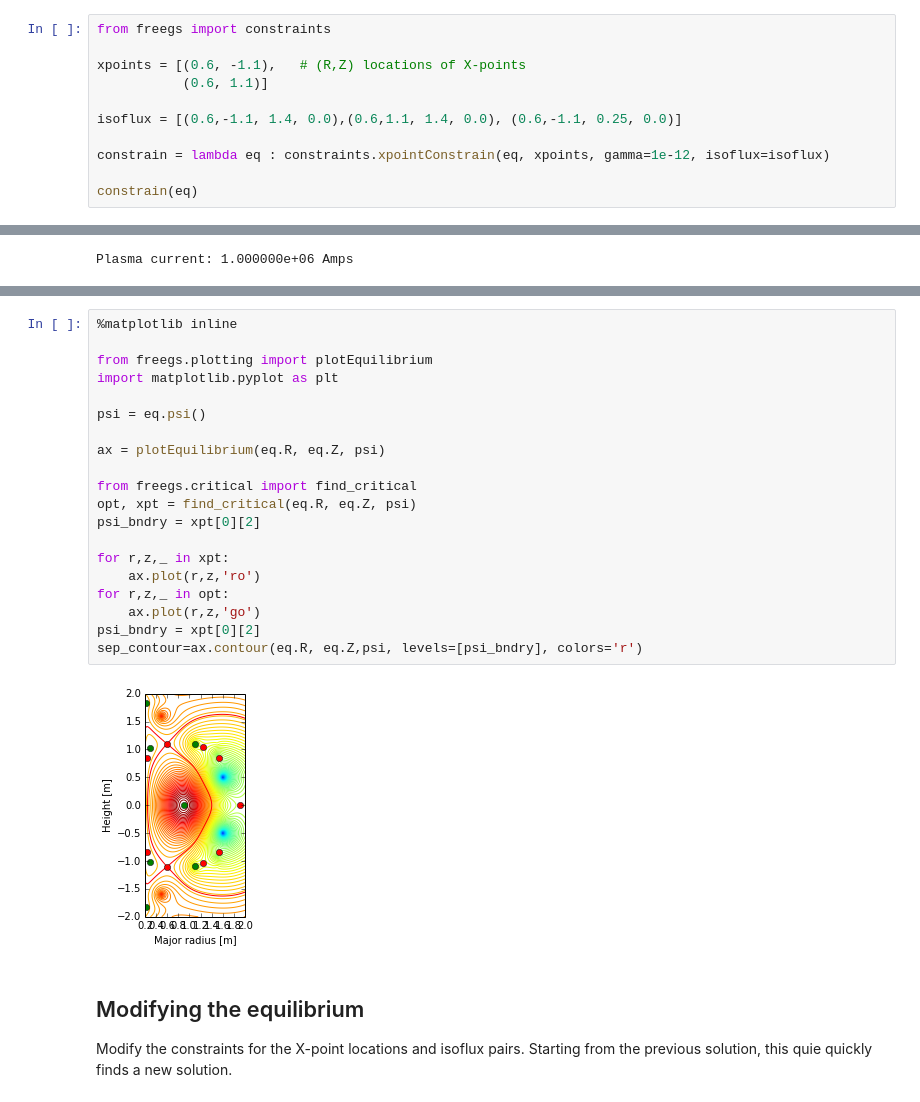
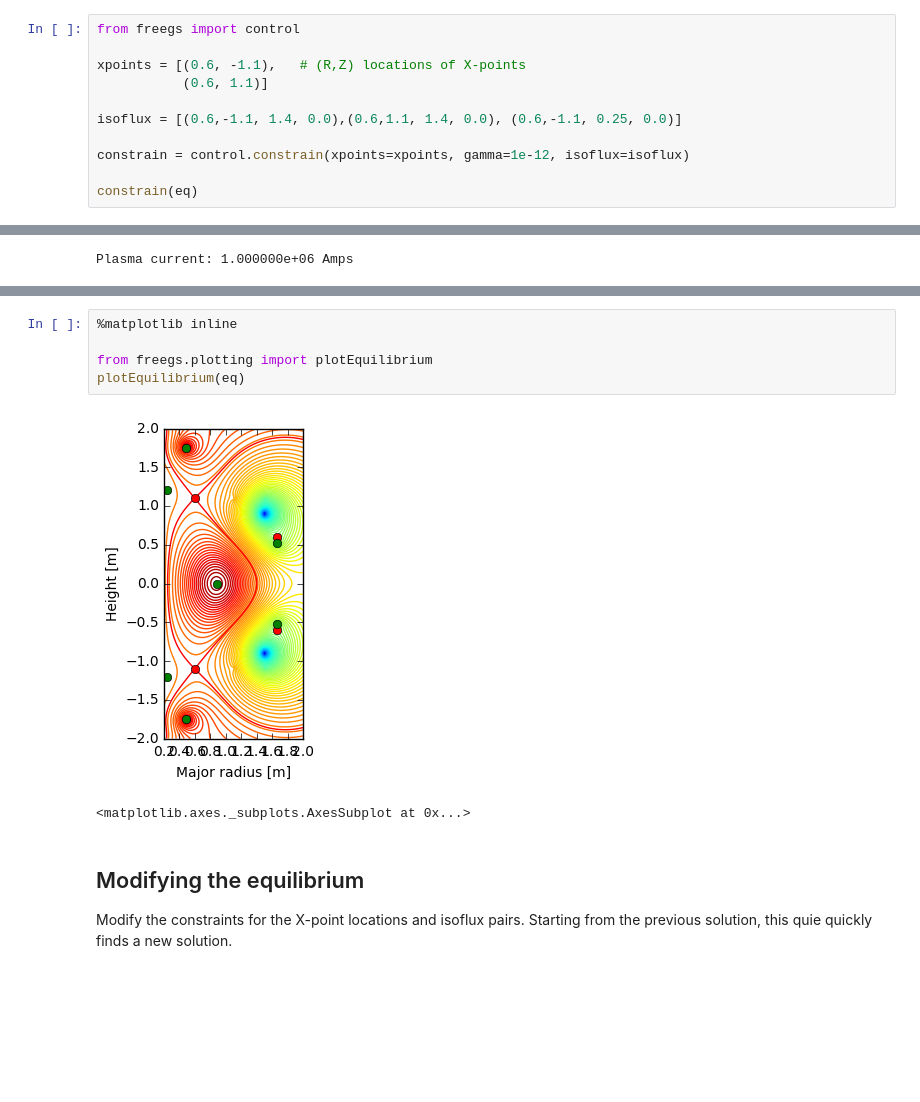
Before and after one commit to freegs-plasma/freegs, a Jupyter notebook: MAST-example.ipynb, the cells around one changed output, grey strips where cells are left out. Drawn from its saved outputs; the diff is of its cells as text; blank space fills up the shorter version.

```diff
--- a/MAST-example.ipynb
+++ b/MAST-example.ipynb
@@ -31,12 +32,12 @@ jtor_func = ConstrainPaxisIp(1e4, # Plasma pressure on axis [Pascals]
 # %%
-from freegs import constraints
+from freegs import control
 
 xpoints = [(0.6, -1.1),   # (R,Z) locations of X-points
            (0.6, 1.1)]
 
 isoflux = [(0.6,-1.1, 1.4, 0.0),(0.6,1.1, 1.4, 0.0), (0.6,-1.1, 0.25, 0.0)]
 
-constrain = lambda eq : constraints.xpointConstrain(eq, xpoints, gamma=1e-12, isoflux=isoflux)
+constrain = control.constrain(xpoints=xpoints, gamma=1e-12, isoflux=isoflux)
 
 constrain(eq)
 # %% [output]
@@ -88,26 +90,12 @@ P6L : (1.50,-0.90)  -5.417906e+04
 ==========================
-# %%
-%matplotlib inline
-
-from freegs.plotting import plotEquilibrium
-import matplotlib.pyplot as plt
-
-psi = eq.psi()
-
-ax = plotEquilibrium(eq.R, eq.Z, psi)
-
-from freegs.critical import find_critical
-opt, xpt = find_critical(eq.R, eq.Z, psi)
-psi_bndry = xpt[0][2]
-
-for r,z,_ in xpt:
-    ax.plot(r,z,'ro')
-for r,z,_ in opt:
-    ax.plot(r,z,'go')
-psi_bndry = xpt[0][2]
-sep_contour=ax.contour(eq.R, eq.Z,psi, levels=[psi_bndry], colors='r')
-# %% [output]
-[figure, removed]
+# %%
+%matplotlib inline
+
+from freegs.plotting import plotEquilibrium
+plotEquilibrium(eq)
+# %% [output]
+[figure, added]
+<matplotlib.axes._subplots.AxesSubplot at 0x...>
 # %% [markdown]
 Modifying the equilibrium
 -------------------------
```
Also changed, not shown: parts of 8 cells of this notebook, 17 other files.
